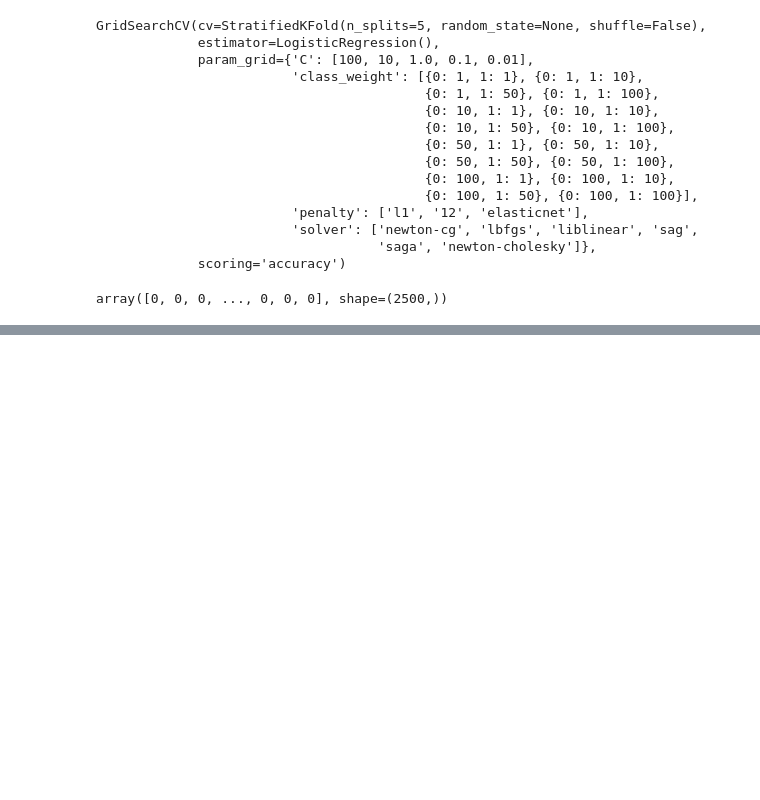
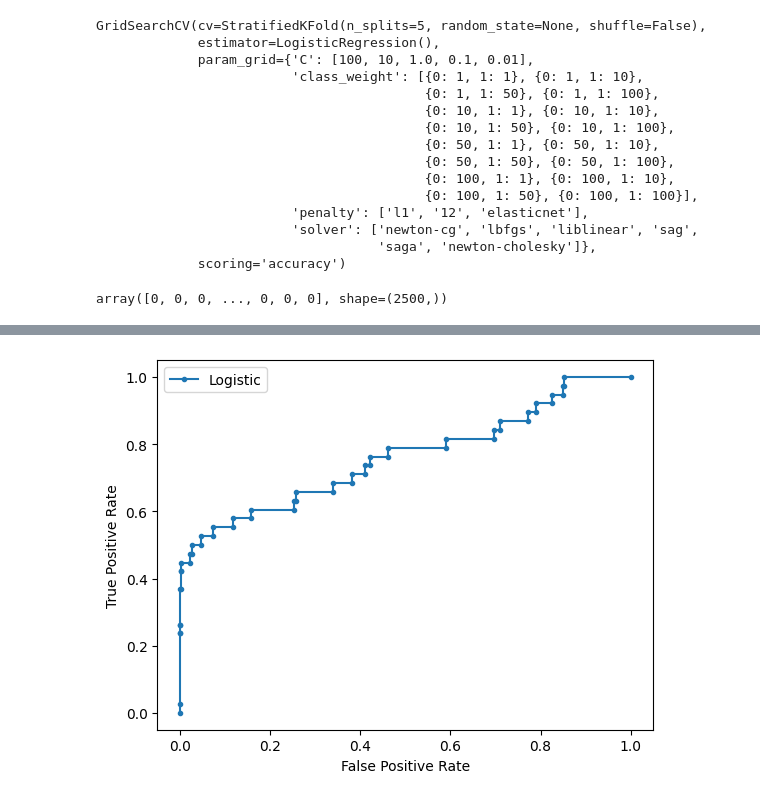
Before and after one commit to AliIhsan020/MachineLearning, a Jupyter notebook: 8_LogisticRegressionAdvanced.ipynb, the cells around one changed output, grey strips where cells are left out. Saved outputs shown, nothing was run; the diff lists cells and outputs as text; code cells hidden in the pictures; blank space fills up the shorter version.

```diff
--- a/8_LogisticRegressionAdvanced.ipynb
+++ b/8_LogisticRegressionAdvanced.ipynb
@@ -145,0 +145,2 @@ grid.best_params_
+# %%
+model_prob=grid.predict_proba(X_test)
@@ -145,0 +157,3 @@ grid.best_params_
+# %%
+# probabilities for the positive class
+model_prob=model_prob[:,1]
@@ -145,0 +169,4 @@ grid.best_params_
+# %%
+# model false positive rate
+# model true positive rate
+model_fpr, model_tpr, thresholds = roc_curve(y_test, model_prob)
@@ -145,0 +187,11 @@ grid.best_params_
+# %%
+plt.plot(model_fpr, model_tpr, marker='.', label='Logistic')
+# axis labels
+plt.xlabel('False Positive Rate')
+plt.ylabel('True Positive Rate')
+# show the legend
+plt.legend()
+# show the plot
+plt.show()
+# %% [output]
+[figure, added]
```
Also changed, not shown: parts of 8 cells of this notebook.
